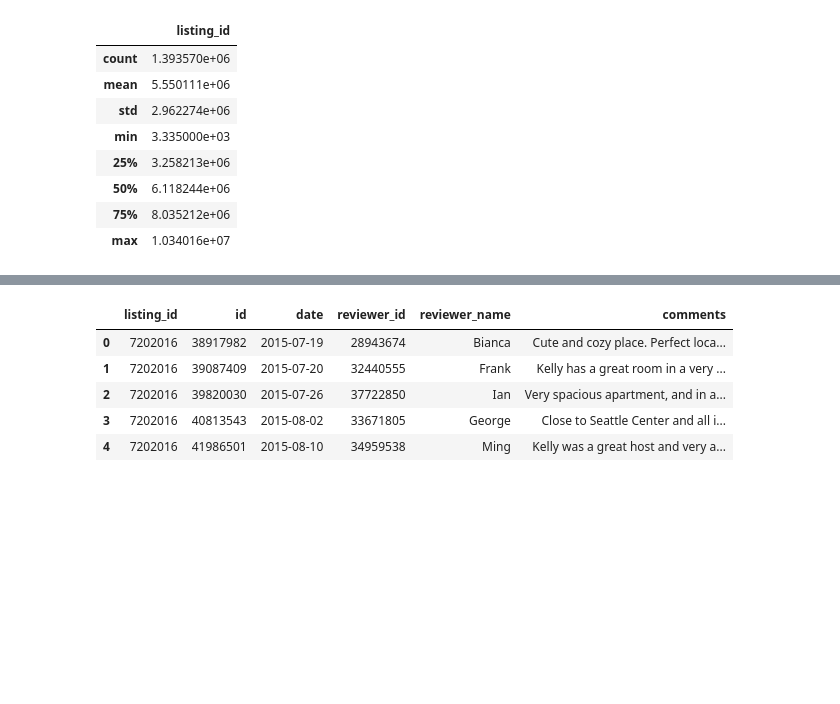
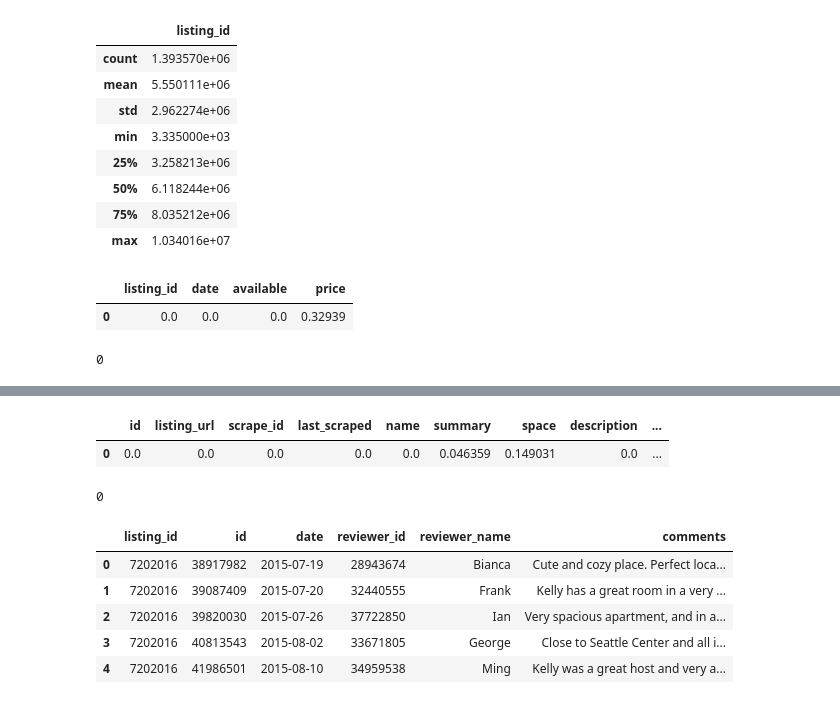
Before and after one commit to HeegyuKim/airbnb-seattle-open-dataset-analysis, a Jupyter notebook: airbnb-analysis.ipynb, the cells around one changed output, grey strips where cells are left out. Drawn from its saved outputs; the diff is of its cells as text; code cells hidden in the pictures; blank space fills up the shorter version.

```diff
--- a/airbnb-analysis.ipynb
+++ b/airbnb-analysis.ipynb
@@ -38,6 +38,17 @@ calendar.describe()
 | 50% | 6.118244e+06 |
 | 75% | 8.035212e+06 |
 | max | 1.034016e+07 |
+# %%
+# proportion of NaN
+pd.DataFrame(calendar.isna().sum() / len(calendar)).T
+# %% [output]
+|  | listing_id | date | available | price |
+| 0 | 0.0 | 0.0 | 0.0 | 0.32939 |
+# %%
+# number of duplicates
+calendar.duplicated().sum()
+# %% [output]
+0
 # %%
 listings.head()
 # %% [output]
@@ -59,6 +70,17 @@ listings.describe()
 | 50% | 6.118244e+06 | 2.016010e+13 | 1.055814e+07 | 1.000000 | 1.000000 | 47.623601 | -122.328874 | ... |
 | 75% | 8.035127e+06 | 2.016010e+13 | 2.590309e+07 | 3.000000 | 3.000000 | 47.662694 | -122.310800 | ... |
 | max | 1.034016e+07 | 2.016010e+13 | 5.320861e+07 | 502.000000 | 502.000000 | 47.733358 | -122.240607 | ... |
+# %%
+# check the null data
+pd.DataFrame(listings.isna().sum() / len(listings)).T
+# %% [output]
+|  | id | listing_url | scrape_id | last_scraped | name | summary | space | description | ... |
+| 0 | 0.0 | 0.0 | 0.0 | 0.0 | 0.0 | 0.046359 | 0.149031 | 0.0 | ... |
+# %%
+# number of duplicated
+listings.duplicated().sum()
+# %% [output]
+0
 # %%
 reviews.head()
 # %% [output]
```
Also changed, not shown: parts of 3 cells of this notebook, 2 other files.
